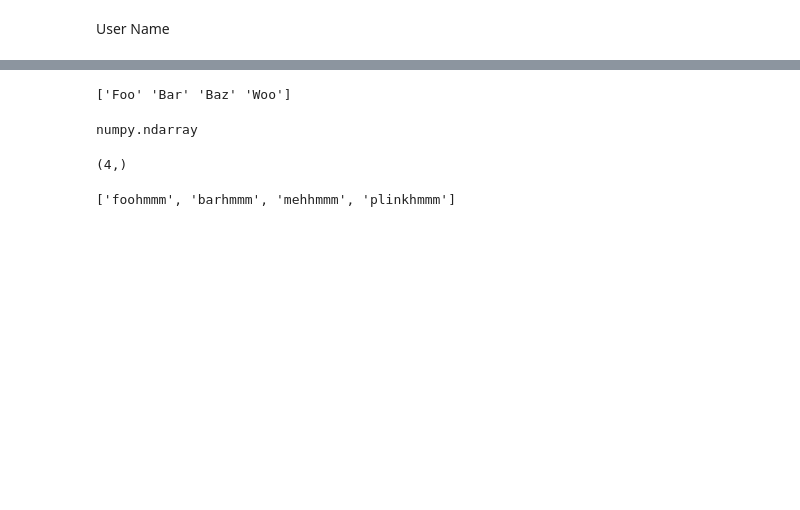
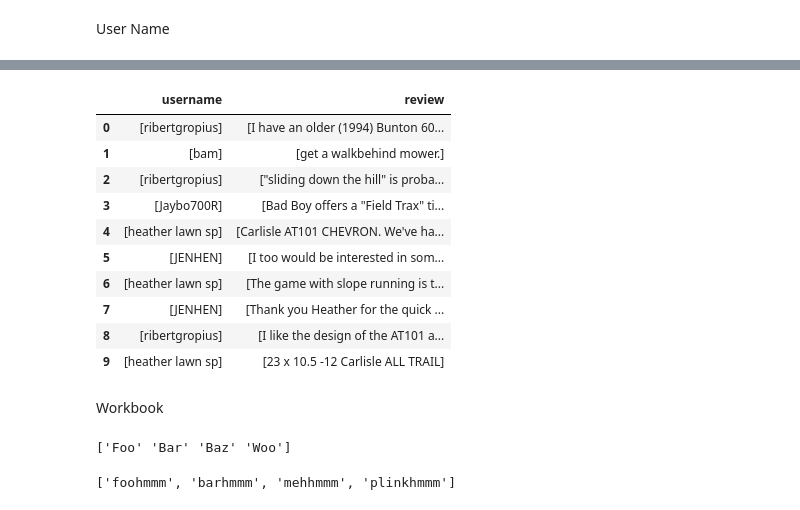
Before and after one commit to mckore/Explore_Projects_Tutorials, a Jupyter notebook: Traction_Scrape.ipynb, the cells around one changed output, grey strips where cells are left out. Cells and saved outputs as stored; diff of their text form; code cells hidden in the pictures; blank space fills up the shorter version.

```diff
--- a/Traction_Scrape.ipynb
+++ b/Traction_Scrape.ipynb
@@ -80,3 +150,22 @@ def Concat_User(list_name):
+# %%
+#Dataframe from list to dictionary to df
+turtle = {'username': All_UN_PG1, 'review': All_Reviews_PG1}
+df_dict = pd.DataFrame(data =turtle)
+df_dict
+# %% [output]
+|  | username | review |
+| 0 | [ribertgropius] | [I have an older (1994) Bunton 60... |
+| 1 | [bam] | [get a walkbehind mower.] |
+| 2 | [ribertgropius] | ["sliding down the hill" is proba... |
+| 3 | [Jaybo700R] | [Bad Boy offers a "Field Trax" ti... |
+| 4 | [heather lawn sp] | [Carlisle AT101 CHEVRON. We've ha... |
+| 5 | [JENHEN] | [I too would be interested in som... |
+| 6 | [heather lawn sp] | [The game with slope running is t... |
+| 7 | [JENHEN] | [Thank you Heather for the quick ... |
+| 8 | [ribertgropius] | [I like the design of the AT101 a... |
+| 9 | [heather lawn sp] | [23 x 10.5 -12 Carlisle ALL TRAIL] |
+# %% [markdown]
+Workbook
 # %%
 #string array example
 import numpy as np
@@ -84,14 +173,6 @@ z=np.array(['Foo', 'Bar', 'Baz', 'Woo'])
 print(z)
 # %% [output]
 ['Foo' 'Bar' 'Baz' 'Woo']
-# %%
-type(z)
-# %% [output]
-numpy.ndarray
-# %%
-z.shape
-# %% [output]
-(4,)
 # %%
 catch=[]
 for i in str_list:
```
Also changed, not shown: parts of 20 cells of this notebook.
